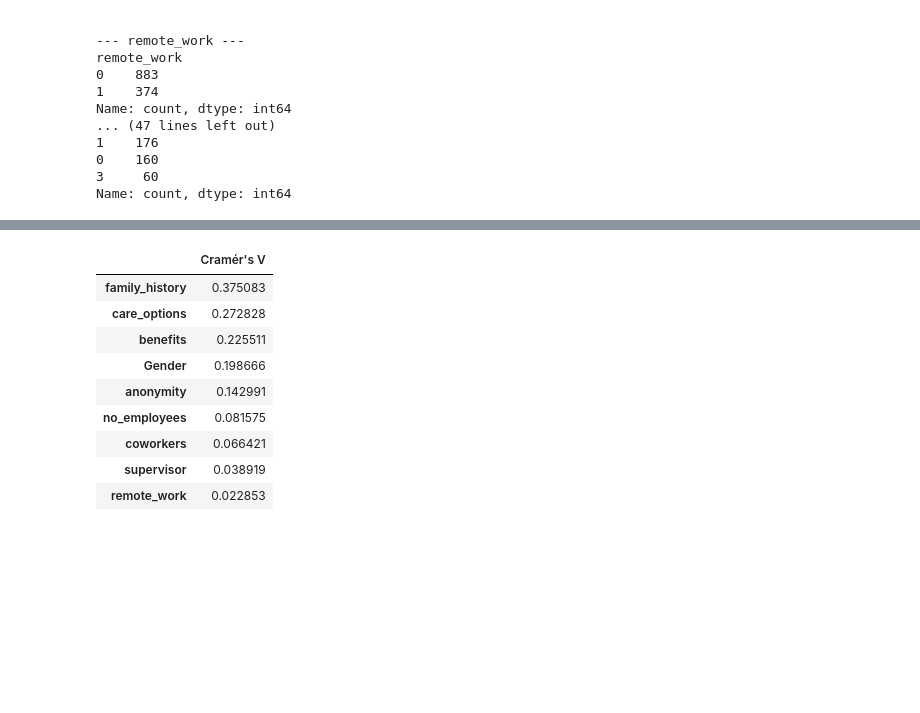
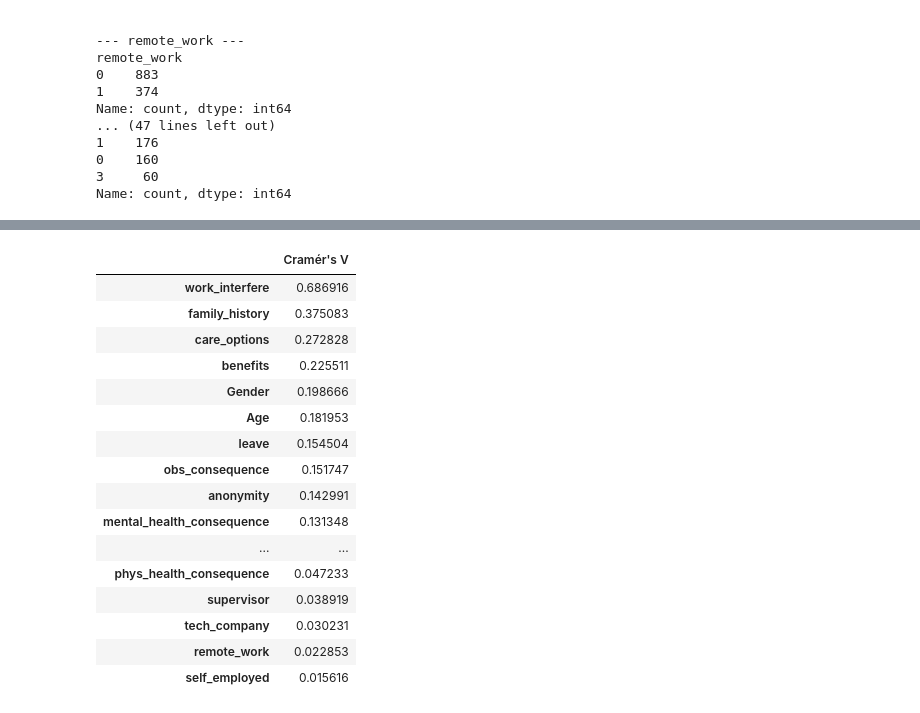
Before and after one commit to hazminfirdaus/data-analytics, a Jupyter notebook: eca/notebooks/EDA/01_eda.ipynb, the cells around one changed output, grey strips where cells are left out. Drawn from its saved outputs; the diff is of its cells as text; code cells hidden in the pictures; blank space fills up the shorter version.

```diff
--- a/eca/notebooks/EDA/01_eda.ipynb
+++ b/eca/notebooks/EDA/01_eda.ipynb
@@ -190,25 +212,34 @@ def cramers_v(x, y):
     confusion = pd.crosstab(x, y)
     chi2 = chi2_contingency(confusion)[0]
     n = confusion.sum().sum()
-    return np.sqrt(chi2 / (n * (min(confusion.shape)-1)))
+    r, k = confusion.shape
+    return np.sqrt(chi2 / (n * (min(r, k) - 1)))
 # %%
 # calculate cramer's V for categorical variables against treatment
 
-cv_results = {}
+cramer_results = {
+    col: cramers_v(df[col], df["treatment"])
+    for col in df.columns if col != "treatment"
+}
 
-for col in categorical_vars:
-    cv_results[col] = cramers_v(df[col], df["treatment"])
-
-cv_df = pd.DataFrame.from_dict(cv_results, orient="index", columns=["Cramér's V"])
-cv_df.sort_values("Cramér's V", ascending=False)
+cramer_df = pd.DataFrame.from_dict(cramer_results, orient="index", columns=["Cramér's V"])
+cramer_df = cramer_df.sort_values("Cramér's V", ascending=False)
+cramer_df
 # %% [output]
 |  | Cramér's V |
+| work_interfere | 0.686916 |
 | family_history | 0.375083 |
 | care_options | 0.272828 |
 | benefits | 0.225511 |
 | Gender | 0.198666 |
+| Age | 0.181953 |
+| leave | 0.154504 |
+| obs_consequence | 0.151747 |
 | anonymity | 0.142991 |
-| no_employees | 0.081575 |
-| coworkers | 0.066421 |
+| mental_health_consequence | 0.131348 |
+| ... | ... |
+| phys_health_consequence | 0.047233 |
 | supervisor | 0.038919 |
+| tech_company | 0.030231 |
 | remote_work | 0.022853 |
+| self_employed | 0.015616 |
```
Also changed, not shown: parts of 12 cells of this notebook, 2 other files.
